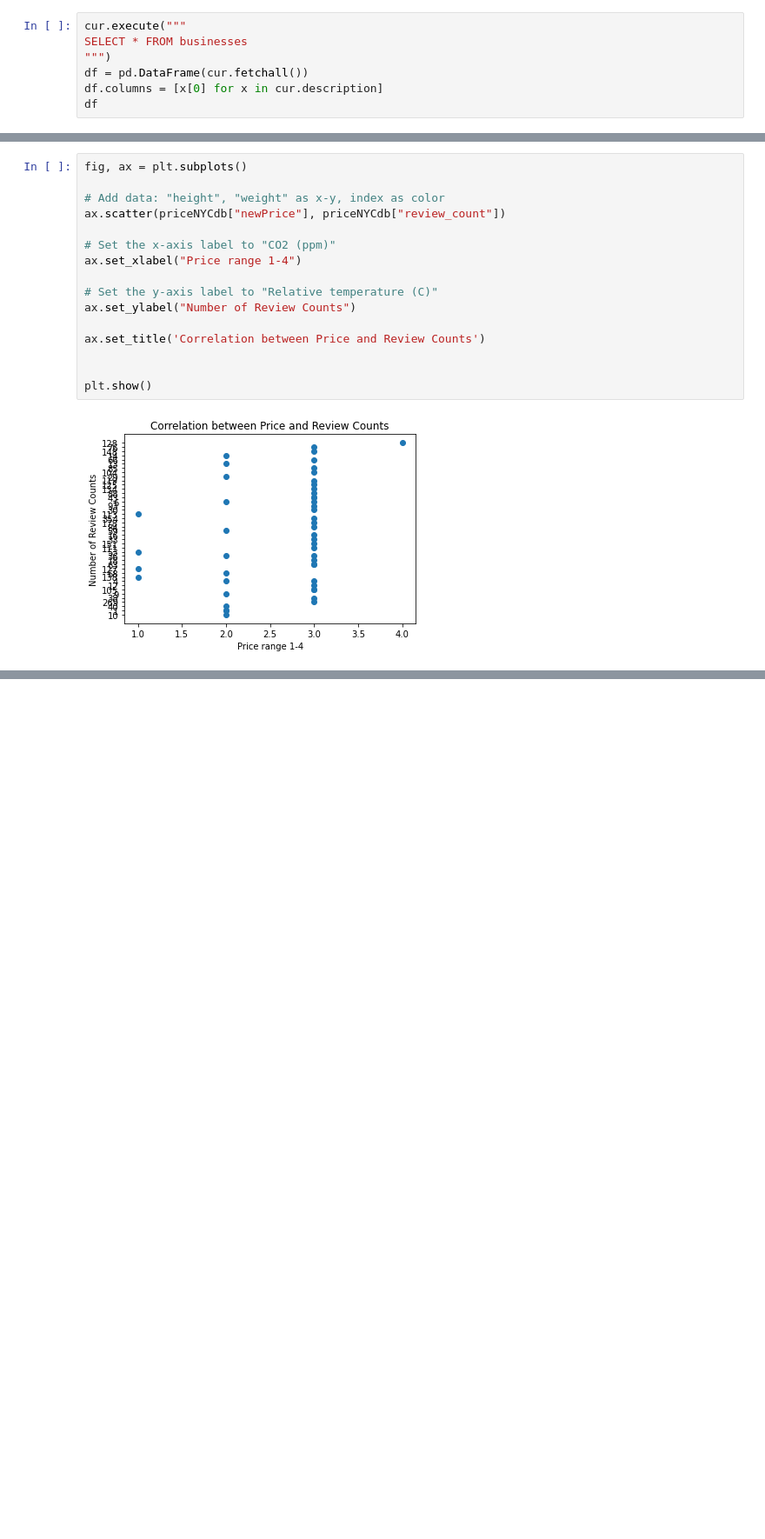
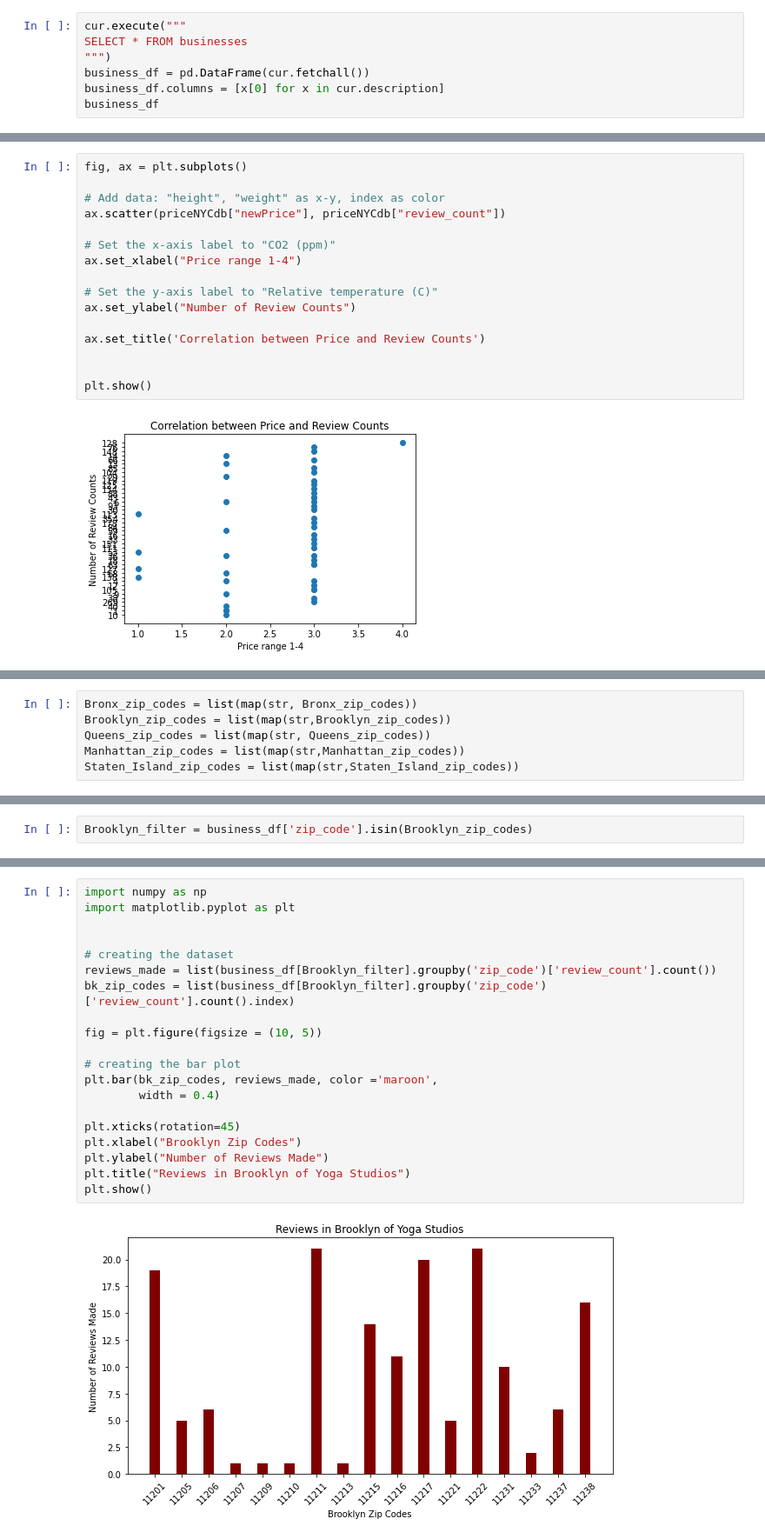
Before and after one commit to silvermanjonathan/Yelp_Project-1, a Jupyter notebook: Functions.ipynb, the cells around one changed output, grey strips where cells are left out. Shown at 87% size. Cells and saved outputs as stored; diff of their text form; blank space fills up the shorter version.

Commit message:
I added two bar charts

```diff
--- a/Functions.ipynb
+++ b/Functions.ipynb
@@ -458,9 +460,9 @@ LIMIT 1
 cur.execute("""
 SELECT * FROM businesses
 """)
-df = pd.DataFrame(cur.fetchall())
-df.columns = [x[0] for x in cur.description]
-df
+business_df = pd.DataFrame(cur.fetchall())
+business_df.columns = [x[0] for x in cur.description]
+business_df
 # %% [output]
 |  | id | businessID | rating | price | name | review_count | city | country | zip_code |
 | 0 | 1 | kmj7FnZsKPPH3psbR9tX7Q | 4.5 | None | Sonic Yoga | 146 | New York | US | 10019 |
@@ -671,0 +729,6 @@ plt.show()
+# %%
+Bronx_zip_codes = list(map(str, Bronx_zip_codes))
+Brooklyn_zip_codes = list(map(str,Brooklyn_zip_codes))
+Queens_zip_codes = list(map(str, Queens_zip_codes))
+Manhattan_zip_codes = list(map(str,Manhattan_zip_codes))
+Staten_Island_zip_codes = list(map(str,Staten_Island_zip_codes))
@@ -671,0 +737,2 @@ plt.show()
+# %%
+Brooklyn_filter = business_df['zip_code'].isin(Brooklyn_zip_codes)
@@ -671,0 +765,22 @@ plt.show()
+# %%
+import numpy as np
+import matplotlib.pyplot as plt
+
+
+# creating the dataset
+reviews_made = list(business_df[Brooklyn_filter].groupby('zip_code')['review_count'].count())
+bk_zip_codes = list(business_df[Brooklyn_filter].groupby('zip_code')['review_count'].count().index)
+
+fig = plt.figure(figsize = (10, 5))
+
+# creating the bar plot
+plt.bar(bk_zip_codes, reviews_made, color ='maroon',
+        width = 0.4)
+
+plt.xticks(rotation=45)
+plt.xlabel("Brooklyn Zip Codes")
+plt.ylabel("Number of Reviews Made")
+plt.title("Reviews in Brooklyn of Yoga Studios")
+plt.show()
+# %% [output]
+[figure, added]
```
Also changed, not shown: parts of 13 cells of this notebook, 2 other files.
